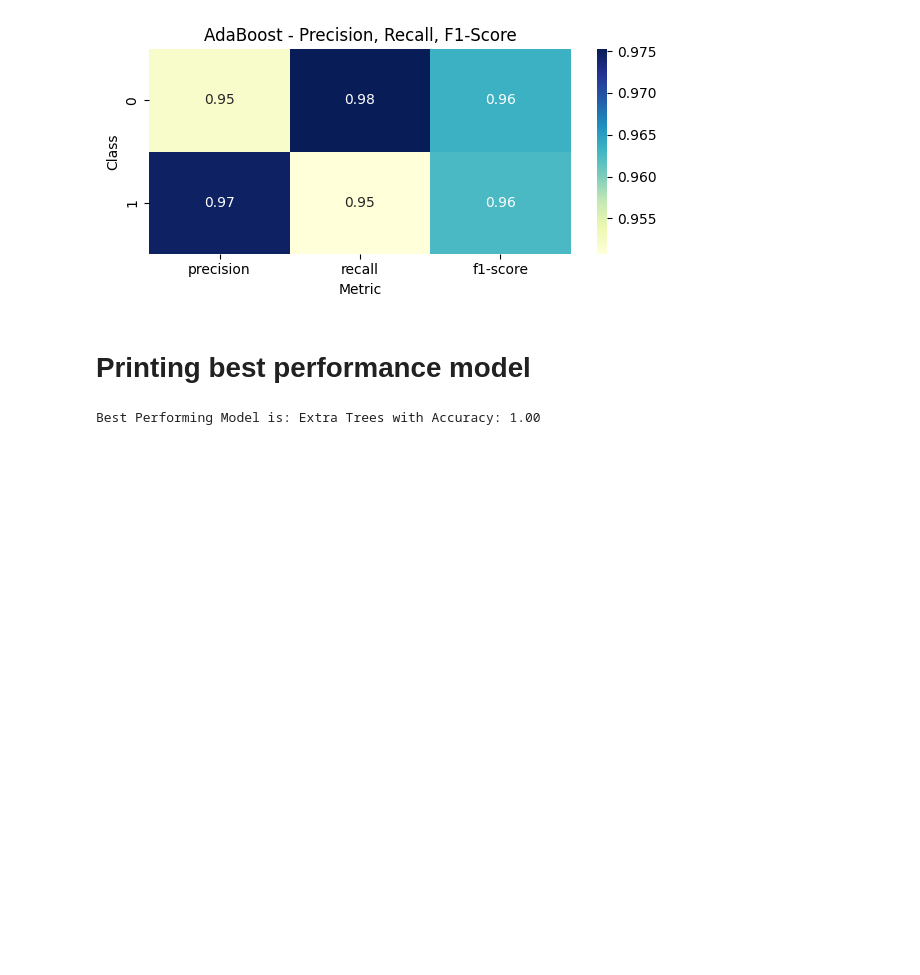
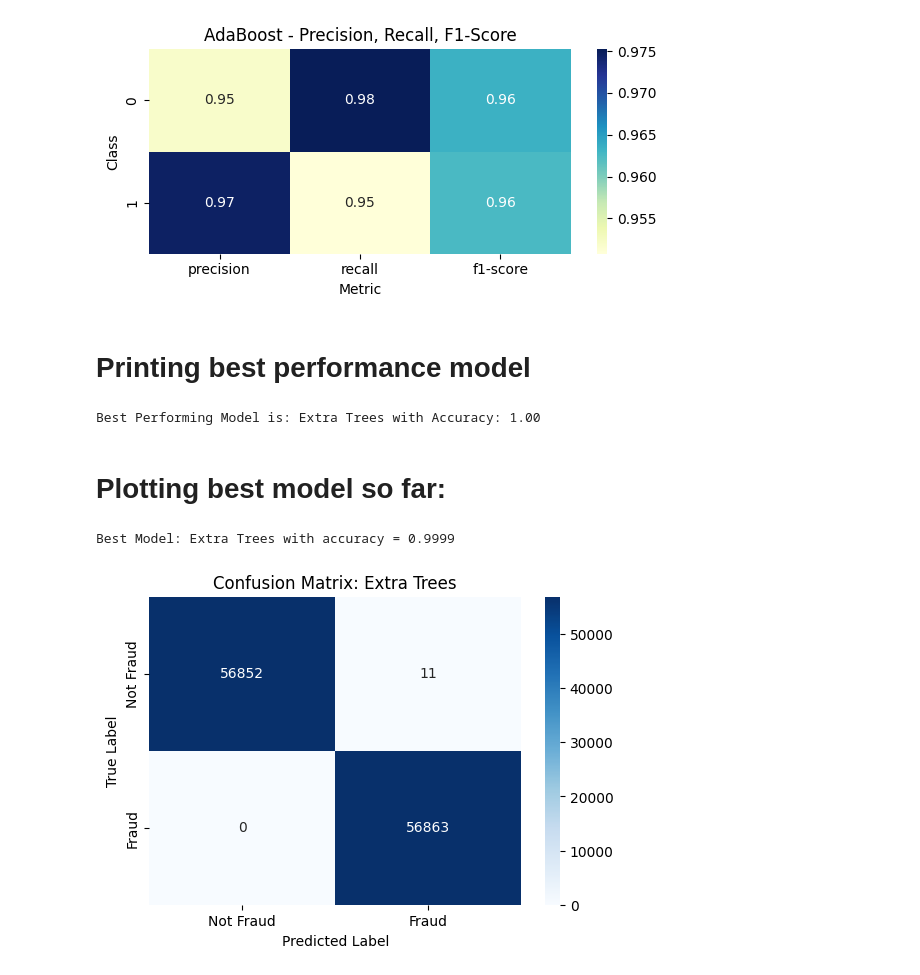
Before and after one commit to Fauzan555/Credit_card_fraud_detection, a Jupyter notebook: credit_card_fraud_detection.ipynb, the cells around one changed output. Cells and saved outputs as stored; diff of their text form; code cells hidden in the pictures; blank space fills up the shorter version.

Commit message:
credit card fraud detection

```diff
--- a/credit_card_fraud_detection.ipynb
+++ b/credit_card_fraud_detection.ipynb
@@ -311,3 +311,29 @@ best_model = max(results, key=results.get)
 print("\n\nBest Performing Model is:", best_model, "with Accuracy:", f"{results[best_model]:.2f}")
 # %% [output]
 Best Performing Model is: Extra Trees with Accuracy: 1.00
+# %% [markdown]
+# Plotting best model so far:
+# %%
+import matplotlib.pyplot as plt
+import seaborn as sns
+
+# Find best model based on highest accuracy
+best_model_name = max(results, key=results.get)
+best_model = models[best_model_name]
+
+print(f"\nBest Model: {best_model_name} with accuracy = {results[best_model_name]:.4f}")
+
+# Predict again using best model
+y_pred_best = best_model.predict(X_test_scaled)
+conf_matrix_best = confusion_matrix(y_test, y_pred_best)
+
+# Plot Confusion Matrix
+plt.figure(figsize=(6, 4))
+sns.heatmap(conf_matrix_best, annot=True, fmt='d', cmap='Blues', xticklabels=["Not Fraud", "Fraud"], yticklabels=["Not Fraud", "Fraud"])
+plt.title(f"Confusion Matrix: {best_model_name}")
+plt.xlabel("Predicted Label")
+plt.ylabel("True Label")
+plt.show()
+# %% [output]
+Best Model: Extra Trees with accuracy = 0.9999
+[figure, added]
```
Also changed, not shown: parts of 3 cells of this notebook.
